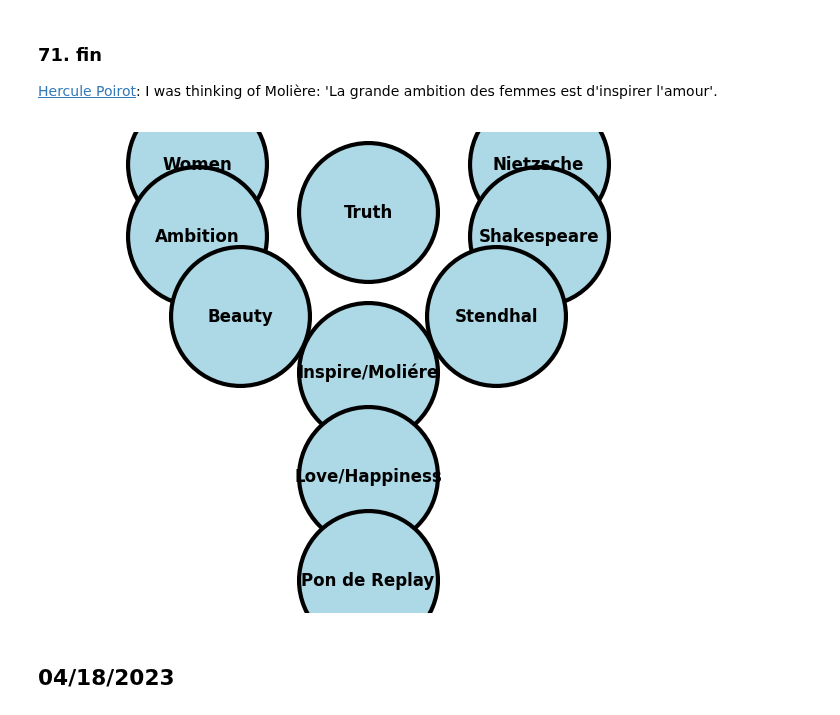
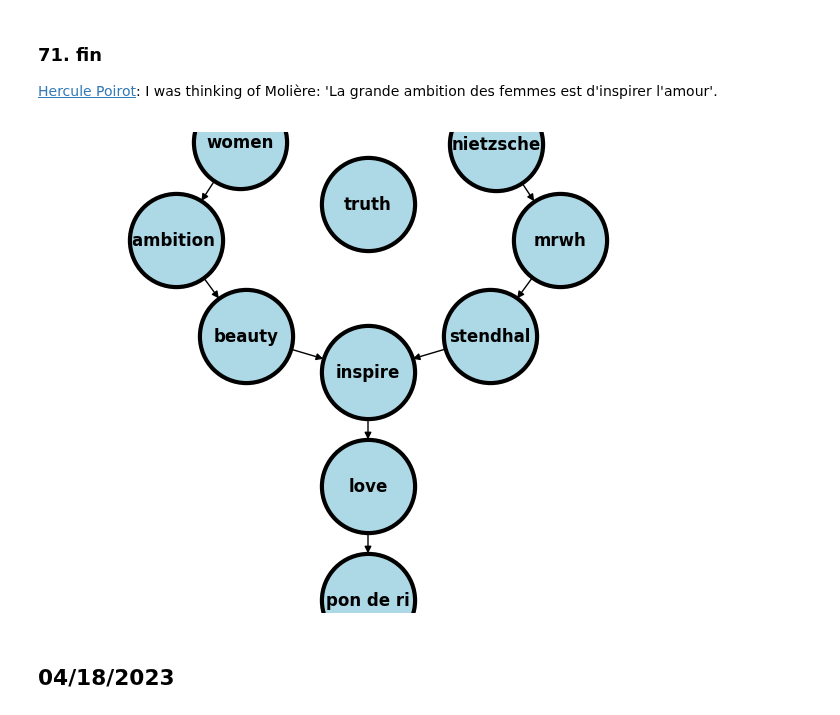
Before and after one commit to muzaale/book, a Jupyter notebook: Dropbox (Personal)/4d.∫δυσφορία.dt,ψ/4.describe/book/_build/jupyter_execute/note.ipynb, the cells around one changed output. Cells and saved outputs as stored; diff of their text form; code cells hidden in the pictures.

```diff
--- a/Dropbox (Personal)/4d.∫δυσφορία.dt,ψ/4.describe/book/_build/jupyter_execute/note.ipynb
+++ b/Dropbox (Personal)/4d.∫δυσφορία.dt,ψ/4.describe/book/_build/jupyter_execute/note.ipynb
@@ -1048,41 +1048,41 @@ music hath no room for such euripidean contrivances
 # %%
 import networkx as nx
 import matplotlib.pyplot as plt
 #import numpy as np
 #import sklearn as skl
 #
 
 #plt.figure(figsize=[2, 2])
 G = nx.DiGraph()
-G.add_node("Truth",  pos = (0, 200) )
-G.add_node("Women",  pos = (-80, 260) )
-G.add_node("Nietzsche",  pos = (80, 260) )
-G.add_node("Ambition", pos = (-80, 170) )
-G.add_node("Shakespeare", pos = (80, 170) )
-G.add_node("Beauty", pos = (-60, 70) )
-G.add_node("Stendhal", pos = (60, 70) )
-G.add_node("Inspire/Moliére", pos = (0, 0))
-G.add_node("Love/Happiness", pos = (0, -130))
-G.add_node("Pon de Replay", pos = (0, -260))
-G.add_edges_from([ ("Women","Ambition"), ("Nietzsche", "Shakespeare")])
-G.add_edges_from([("Ambition", "Beauty"), ("Shakespeare", "Stendhal") ])
-G.add_edges_from([("Beauty", "Inspire/Moliére"), ("Stendhal", "Inspire/Moliére")])
-G.add_edges_from([("Inspire/Moliére","Love/Happiness")])
-G.add_edges_from([("Love/Happiness","Pon de Replay")])
+G.add_node("truth",  pos = (0,700) )
+G.add_node("women",  pos = (-2000, 960) )
+G.add_node("nietzsche",  pos = (2000, 950) )
+G.add_node("ambition ", pos = (-3000, 550) )
+G.add_node("mrwh", pos = (3000, 550) )
+G.add_node("beauty", pos = (-1900, 150) )
+G.add_node("stendhal", pos = (1900, 150) )
+G.add_node("inspire", pos = (0,0))
+G.add_node("love", pos = (0, -475))
+G.add_node("pon de ri", pos = (0, -950))
+G.add_edges_from([ ("women","ambition "), ("nietzsche", "mrwh")])
+G.add_edges_from([("ambition ", "beauty"), ("mrwh", "stendhal") ])
+G.add_edges_from([("beauty", "inspire"), ("stendhal", "inspire")])
+G.add_edges_from([("inspire","love")])
+G.add_edges_from([("love","pon de ri")])
 nx.draw(G,
         nx.get_node_attributes(G, 'pos'),
         with_labels=True,
         font_weight='bold',
-        node_size = 10000,
+        node_size = 4500,
         node_color = "lightblue",
         linewidths = 3)
 ax= plt.gca()
 ax.collections[0].set_edgecolor("#000000")
-ax.set_xlim([-150, 150])
-ax.set_ylim([-300, 300])
+ax.set_xlim([-5000, 5000])
+ax.set_ylim([-1000, 1000])
 plt.show()
 # %% [output]
-[figure, old version]
+[figure, new version]
 # %% [markdown]
 ## 04/18/2023
 # %% [markdown]
```
Also changed, not shown: parts of 5 cells of this notebook, 8 other files.
